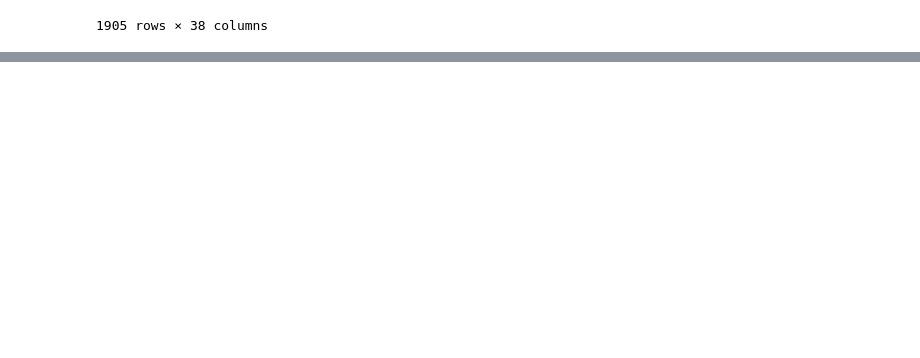
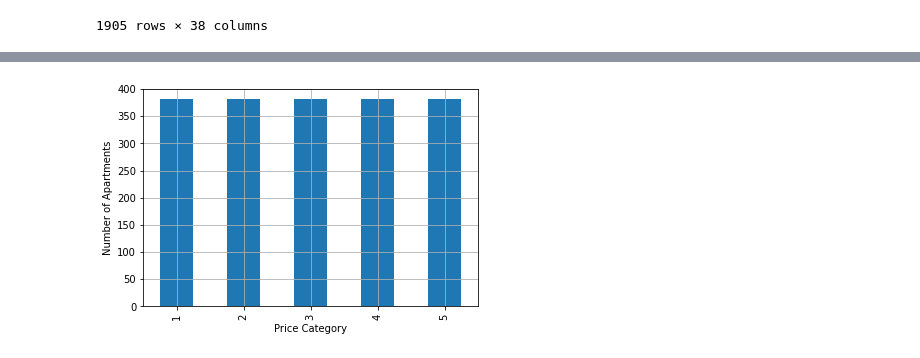
Before and after one commit to k9pranav/ML_learning_and_exp, a Jupyter notebook: Dubai_property.ipynb, the cells around one changed output, grey strips where cells are left out. Saved outputs shown, nothing was run; the diff lists cells and outputs as text; code cells hidden in the pictures; blank space fills up the shorter version.

```diff
--- a/Dubai_property.ipynb
+++ b/Dubai_property.ipynb
@@ -28,0 +66,10 @@ df
+# %%
+import numpy as np
+df['size_cut'] = pd.qcut(df['size_in_sqft'], q = [0., 0.2, 0.4, 0.6, 0.8, 1.], labels = [1,2,3,4,5])
+
+df['size_cut'].value_counts().sort_index().plot.bar(grid = True)
+plt.xlabel('Price Category')
+plt.ylabel('Number of Apartments')
+plt.show()
+# %% [output]
+[figure, added]
```
Also changed, not shown: parts of 11 cells of this notebook.
